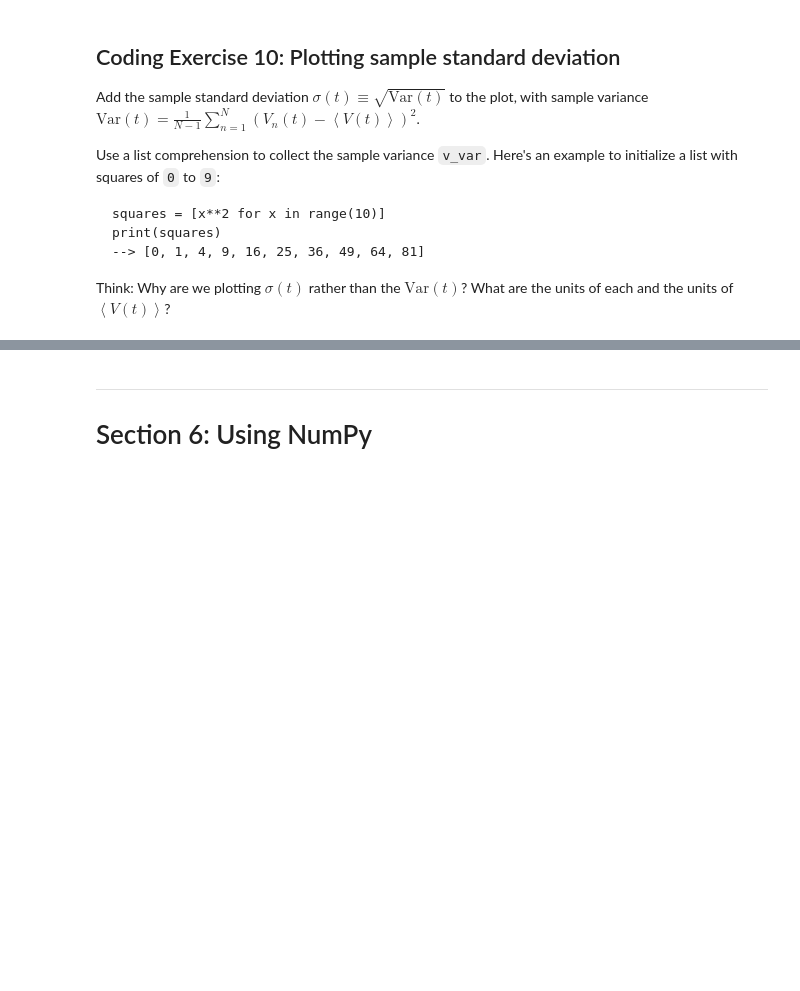
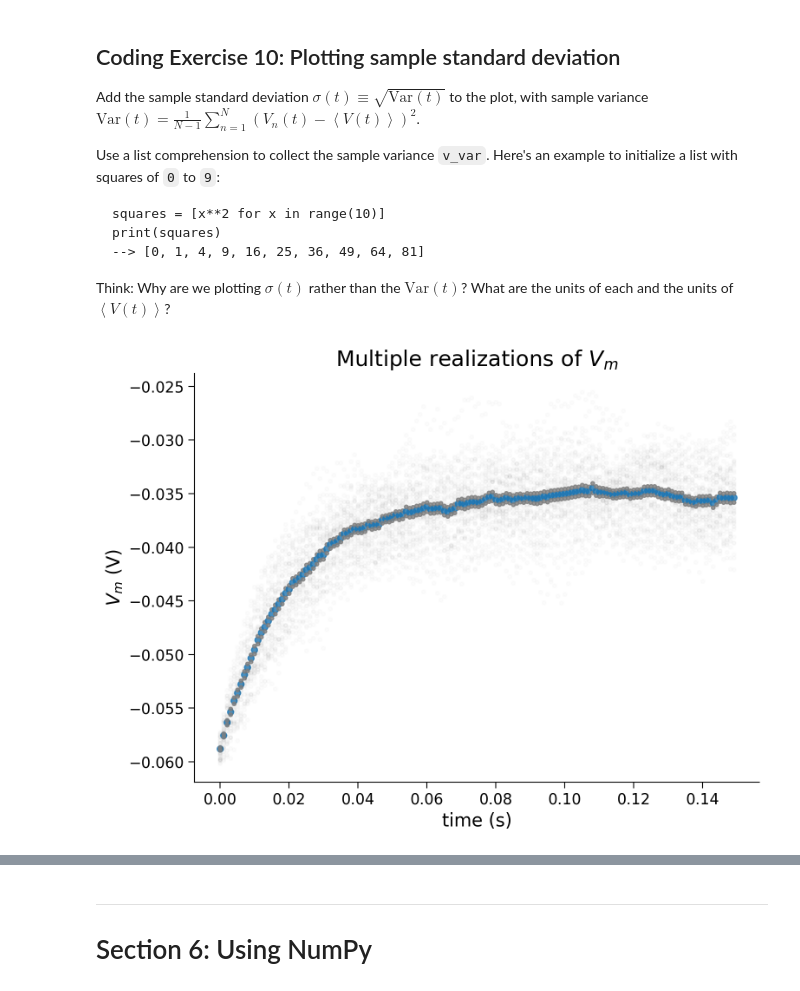
Before and after one commit to moumengabir/COGS108_Repo, a Jupyter notebook: tutorials/W0D1_PythonWorkshop1/student/W0D1_Tutorial1.ipynb, the cells around one changed output, grey strips where cells are left out. Saved outputs shown, nothing was run; the diff lists cells and outputs as text; code cells hidden in the pictures; blank space fills up the shorter version.

```diff
--- a/tutorials/W0D1_PythonWorkshop1/student/W0D1_Tutorial1.ipynb
+++ b/tutorials/W0D1_PythonWorkshop1/student/W0D1_Tutorial1.ipynb
@@ -1086,7 +1135,7 @@ Think: Why are we plotting $\sigma(t)$ rather than the $\text{Var}(t)$? What are
 #################################################
 ## TODO for students: fill out code to plot sample standard deviation ##
 # Fill out code and comment or remove the next line
-raise NotImplementedError("Student exercise: You need to plot the sample standard deviation")
+#raise NotImplementedError("Student exercise: You need to plot the sample standard deviation")
 #################################################
 
 # Set random number generator
@@ -1115,39 +1164,41 @@ for step in range(step_end):
   for j in range(0, n):
 
     # Compute value of i at this time step
     i = i_mean * (1 + 0.1 * (t_max/dt)**(0.5) * (2* np.random.random() - 1))
 
     # Compute value of v for this simulation
     v_n[j] = v_n[j] + (dt / tau) * (el - v_n[j] + r*i)
 
   # Compute sample mean
   v_mean = sum(v_n) / n
 
   # Initialize a list `v_var_n` with the contribution of each V_n(t) to
   # Var(t) with a list comprehension over values of v_n
-  v_var_n = ...
+  v_var_n = (1/n)*(np.sum([(v_n[j] - v_mean)**2 for j in range(n)]))
 
   # Compute sample variance v_var by summing the values of v_var_n with sum and dividing by n-1
-  v_var = ...
+  v_var = (1/(n-1))*(np.sum(v_var_n))
 
   # Compute the standard deviation v_std with the function np.sqrt
-  v_std = ...
+  v_std = np.sqrt(v_var)
 
   # Plot simulations
-  plt.plot(n*[t], v_n, 'k.', alpha=0.1)
+  plt.plot(n*[t], v_n, 'k.', alpha=0.01)
 
   # Plot sample mean using alpha=0.8 and'C0.' for blue
   plt.plot(t, v_mean, 'C0.', alpha=0.8, markersize=10)
 
   # Plot mean + standard deviation with alpha=0.8 and argument 'C7.'
-  plt.plot(...)
+  plt.plot(t, [v_mean + v_std], 'C7.', alpha = .8)
 
   # Plot mean - standard deviation with alpha=0.8 and argument 'C7.'
-  plt.plot(...)
+  plt.plot(t, [v_mean - v_std], 'C7.', alpha = .8)
 
 
 # Display plot
 plt.show()
+# %% [output]
+[figure, added]
 # %% [markdown]
 [*Click for solution*](https://github.com/NeuromatchAcademy/precourse/tree/main/tutorials/W0D1_PythonWorkshop1/solutions/W0D1_Tutorial1_Solution_c05a930d.py)
 
```
Also changed, not shown: parts of 26 cells of this notebook.
